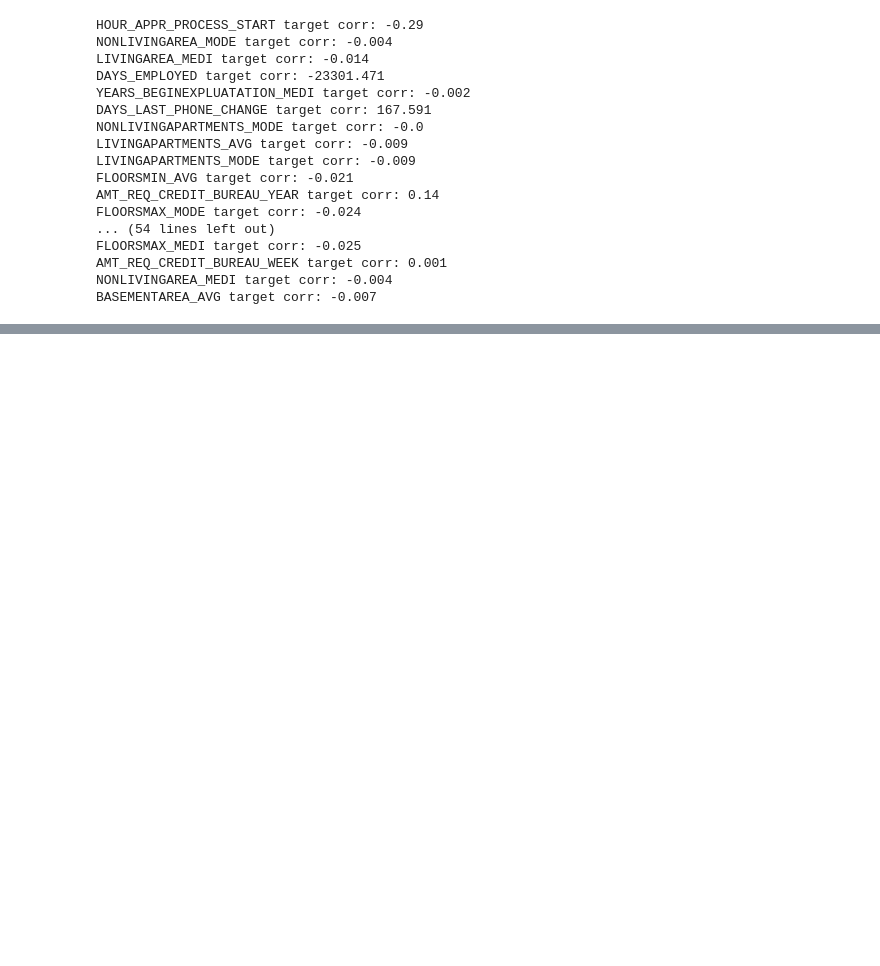
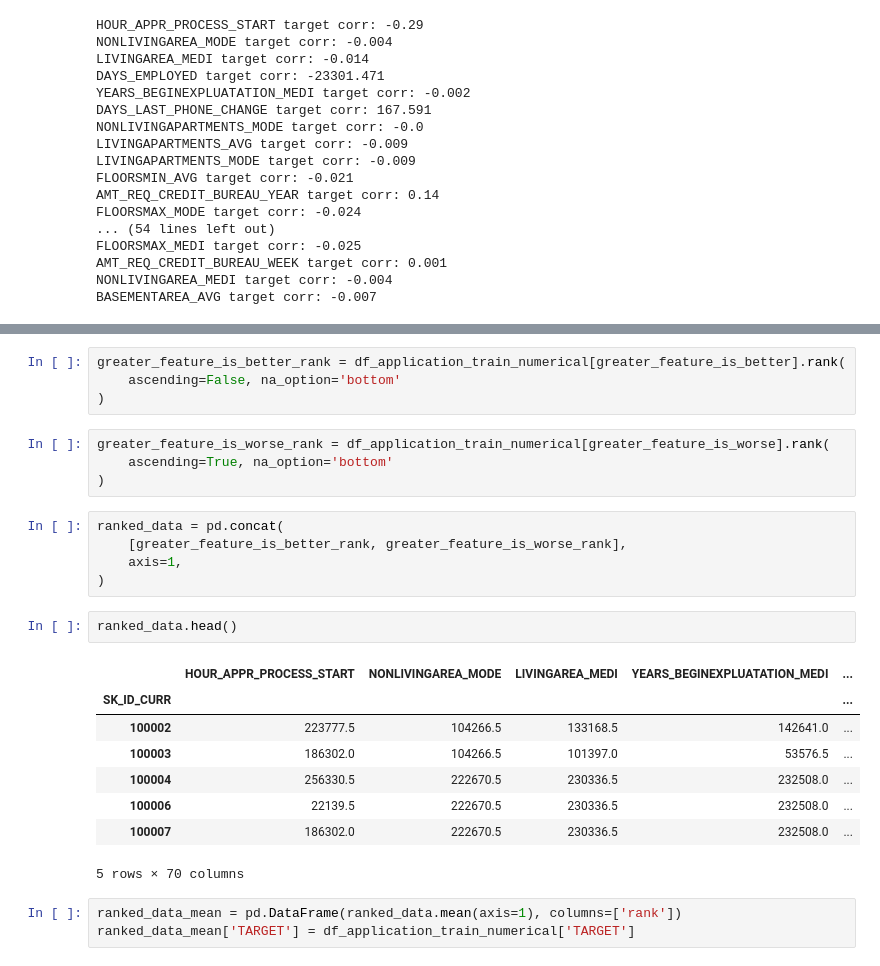
Before and after one commit to dayyass/bachelor-diploma, a Jupyter notebook: analysis/numerical_features.ipynb, the cells around one changed output, grey strips where cells are left out. Saved outputs shown, nothing was run; the diff lists cells and outputs as text; blank space fills up the shorter version.

```diff
--- a/analysis/numerical_correlation.ipynb
+++ b/analysis/numerical_features.ipynb
@@ -211,0 +365,27 @@ BASEMENTAREA_AVG target corr: -0.007
+# %%
+greater_feature_is_better_rank = df_application_train_numerical[greater_feature_is_better].rank(
+    ascending=False, na_option='bottom'
+)
+# %%
+greater_feature_is_worse_rank = df_application_train_numerical[greater_feature_is_worse].rank(
+    ascending=True, na_option='bottom'
+)
+# %%
+ranked_data = pd.concat(
+    [greater_feature_is_better_rank, greater_feature_is_worse_rank],
+    axis=1,
+)
+# %%
+ranked_data.head()
+# %% [output]
+|  | HOUR_APPR_PROCESS_START | NONLIVINGAREA_MODE | LIVINGAREA_MEDI | YEARS_BEGINEXPLUATATION_MEDI | ... |
+| SK_ID_CURR |  |  |  |  | ... |
+| 100002 | 223777.5 | 104266.5 | 133168.5 | 142641.0 | ... |
+| 100003 | 186302.0 | 104266.5 | 101397.0 | 53576.5 | ... |
+| 100004 | 256330.5 | 222670.5 | 230336.5 | 232508.0 | ... |
+| 100006 | 22139.5 | 222670.5 | 230336.5 | 232508.0 | ... |
+| 100007 | 186302.0 | 222670.5 | 230336.5 | 232508.0 | ... |
+5 rows × 70 columns
+# %%
+ranked_data_mean = pd.DataFrame(ranked_data.mean(axis=1), columns=['rank'])
+ranked_data_mean['TARGET'] = df_application_train_numerical['TARGET']
```
Also changed, not shown: parts of 28 cells of this notebook, 7 other files.
